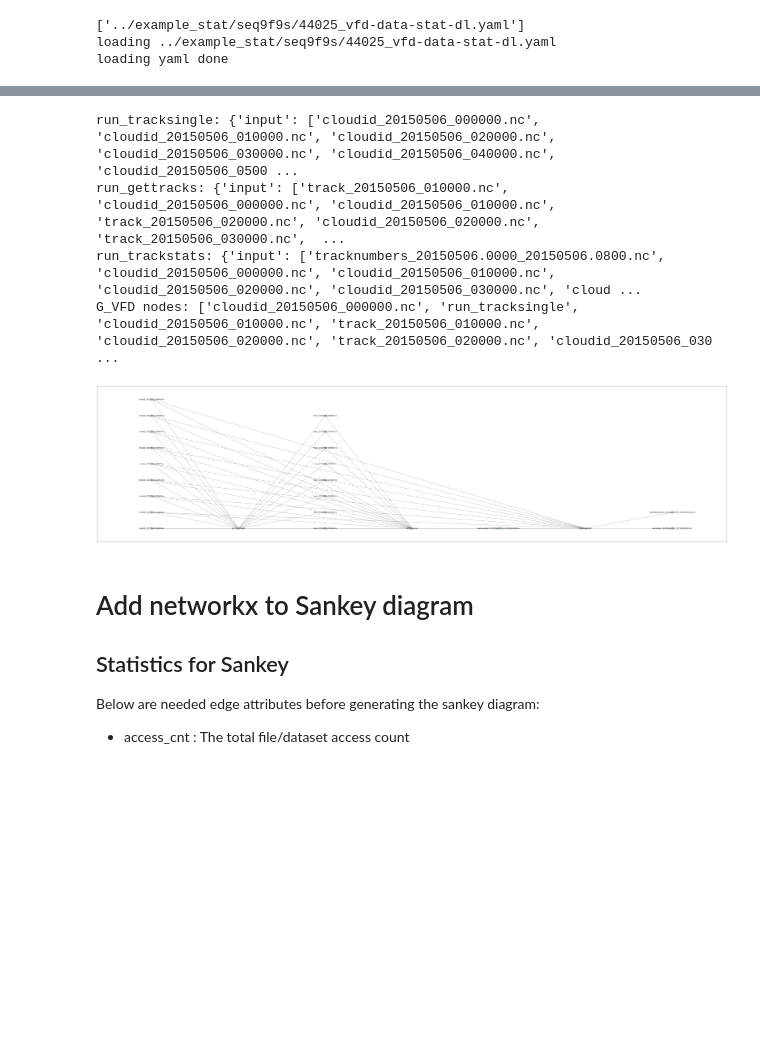
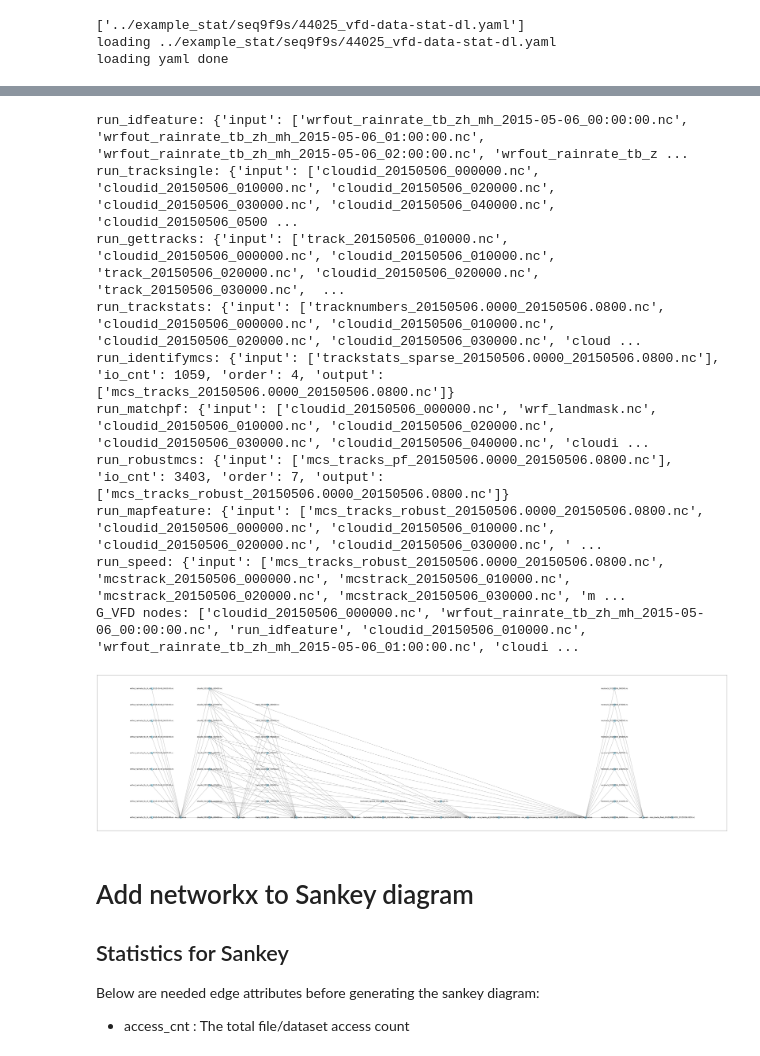
Before and after one commit to candiceT233/dayu-tracker, a Jupyter notebook: stat_to_sankey/VFD_stat_to_Sankey.ipynb, the cells around one changed output, grey strips where cells are left out. Saved outputs shown, nothing was run; the diff lists cells and outputs as text; code cells hidden in the pictures; blank space fills up the shorter version.

Commit message:
fix vfd and vol edge attrs

```diff
--- a/stat_to_sankey/VFD_stat_to_Sankey.ipynb
+++ b/stat_to_sankey/VFD_stat_to_Sankey.ipynb
@@ -37,10 +43,23 @@ iamge_path=f"{stat_path}/images"
 - DONE: Add task cutoff option for graphs
 - DONE: (Maybe) add time for x-axis
 # %%
-SELECT_STAGE_START = 1
-SELECT_STAGE_END = 3
+SELECT_STAGE_START = 0
+SELECT_STAGE_END = 9
 
 # TODO: get TASK_ORDER_LIST from task-file yaml file
+
+# TASK_ORDER_LIST = {
+#     "run_idfeature": 0,
+#     "run_tracksingle": 1,
+#     "run_gettracks": 2,
+#     "run_trackstats": 3,
+#     "run_identifymcs": 4,
+#     "run_matchpf": 5,
+#     "run_mcsstats": 6,
+#     "run_robustmcs": 7,
+#     "run_mapfeature": 8,
+#     "run_speed": 9
+# }
 
 TASK_ORDER_LIST = {
     "run_idfeature": 0,
@@ -49,10 +68,9 @@ TASK_ORDER_LIST = {
     "run_trackstats": 3,
     "run_identifymcs": 4,
     "run_matchpf": 5,
-    "run_mcsstats": 6,
-    "run_robustmcs": 7,
-    "run_mapfeature": 8,
-    "run_speed": 9
+    "run_robustmcs": 6,
+    "run_mapfeature": 7,
+    "run_speed": 8
 }
 
 # TASK_ORDER_LIST = {
@@ -225,7 +252,7 @@ def add_task_file_nodes(G, stat_dict):
 
 
 
-def add_task_file_edges(G, map_dic):
+def set_file_position(G, map_dic):
 
     edge_list = []
 
@@ -338,24 +373,30 @@ node : run_trackstats, pos: (5, 0)
 # %%
 # display_all_nodes_attr(G_VFD)
 
 # print(task_file_map)
 for task, file_stat in task_file_map.items():
     print(f"{task}: {file_stat}")
 
-G_VFD = add_task_file_edges(G_VFD, task_file_map)
+G_VFD = set_file_position(G_VFD, task_file_map)
 # display_all_nodes_attr(G_VFD)
 print(f"G_VFD nodes: {G_VFD.nodes}")
 
 # for e in G_VFD.edges:
 #     print(e)
 
 draw_graph(G_VFD, test_name, prefix=f'{(SELECT_STAGE_END+1)}s', save=True)
 # %% [output]
+run_idfeature: {'input': ['wrfout_rainrate_tb_zh_mh_2015-05-06_00:00:00.nc', 'wrfout_rainrate_tb_zh_mh_2015-05-06_01:00:00.nc', 'wrfout_rainrate_tb_zh_mh_2015-05-06_02:00:00.nc', 'wrfout_rainrate_tb_z ...
 run_tracksingle: {'input': ['cloudid_20150506_000000.nc', 'cloudid_20150506_010000.nc', 'cloudid_20150506_020000.nc', 'cloudid_20150506_030000.nc', 'cloudid_20150506_040000.nc', 'cloudid_20150506_0500 ...
 run_gettracks: {'input': ['track_20150506_010000.nc', 'cloudid_20150506_000000.nc', 'cloudid_20150506_010000.nc', 'track_20150506_020000.nc', 'cloudid_20150506_020000.nc', 'track_20150506_030000.nc',  ...
 run_trackstats: {'input': ['tracknumbers_20150506.0000_20150506.0800.nc', 'cloudid_20150506_000000.nc', 'cloudid_20150506_010000.nc', 'cloudid_20150506_020000.nc', 'cloudid_20150506_030000.nc', 'cloud ...
-G_VFD nodes: ['cloudid_20150506_000000.nc', 'run_tracksingle', 'cloudid_20150506_010000.nc', 'track_20150506_010000.nc', 'cloudid_20150506_020000.nc', 'track_20150506_020000.nc', 'cloudid_20150506_030 ...
+run_identifymcs: {'input': ['trackstats_sparse_20150506.0000_20150506.0800.nc'], 'io_cnt': 1059, 'order': 4, 'output': ['mcs_tracks_20150506.0000_20150506.0800.nc']}
+run_matchpf: {'input': ['cloudid_20150506_000000.nc', 'wrf_landmask.nc', 'cloudid_20150506_010000.nc', 'cloudid_20150506_020000.nc', 'cloudid_20150506_030000.nc', 'cloudid_20150506_040000.nc', 'cloudi ...
+run_robustmcs: {'input': ['mcs_tracks_pf_20150506.0000_20150506.0800.nc'], 'io_cnt': 3403, 'order': 7, 'output': ['mcs_tracks_robust_20150506.0000_20150506.0800.nc']}
+run_mapfeature: {'input': ['mcs_tracks_robust_20150506.0000_20150506.0800.nc', 'cloudid_20150506_000000.nc', 'cloudid_20150506_010000.nc', 'cloudid_20150506_020000.nc', 'cloudid_20150506_030000.nc', ' ...
+run_speed: {'input': ['mcs_tracks_robust_20150506.0000_20150506.0800.nc', 'mcstrack_20150506_000000.nc', 'mcstrack_20150506_010000.nc', 'mcstrack_20150506_020000.nc', 'mcstrack_20150506_030000.nc', 'm ...
+G_VFD nodes: ['cloudid_20150506_000000.nc', 'wrfout_rainrate_tb_zh_mh_2015-05-06_00:00:00.nc', 'run_idfeature', 'cloudid_20150506_010000.nc', 'wrfout_rainrate_tb_zh_mh_2015-05-06_01:00:00.nc', 'cloudi ...
-[figure, old version]
+[figure, new version]
 # %% [markdown]
 # Add networkx to Sankey diagram
 
```
Also changed, not shown: parts of 6 cells of this notebook.
